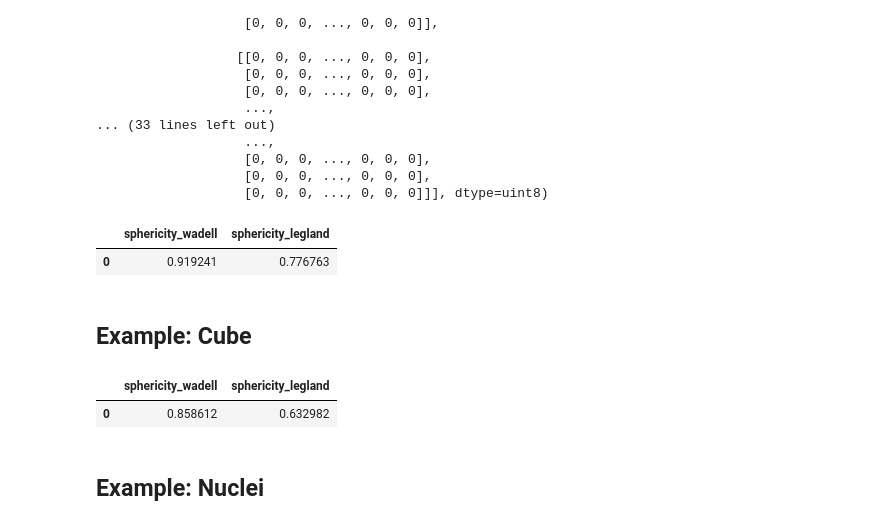
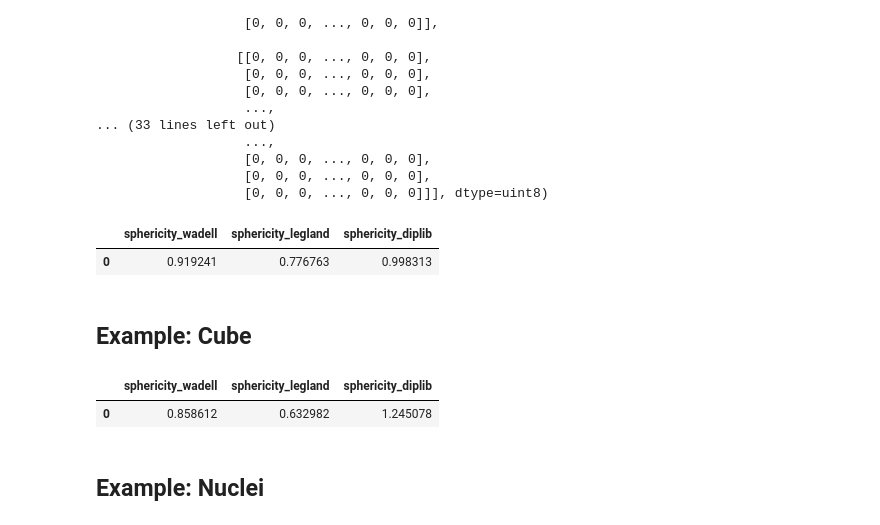
Before and after one commit to haesleinhuepf/spheri, a Jupyter notebook: demo/demo.ipynb, the cells around one changed output. Drawn from its saved outputs; the diff is of its cells as text; code cells hidden in the pictures.

Commit message:
use diplib for sphericity measurement

```diff
--- a/demo/demo.ipynb
+++ b/demo/demo.ipynb
@@ -51,20 +51,20 @@ StackViewNDArray([[[0, 0, 0, ..., 0, 0, 0],
 imsave("sphere.tif", sphere_image)
 # %%
 sphere_stats = soli.measure(sphere_image)
-sphere_stats[["sphericity_wadell", "sphericity_legland"]]
+sphere_stats[["sphericity_wadell", "sphericity_legland", "sphericity_diplib"]]
 # %% [output]
-|  | sphericity_wadell | sphericity_legland |
-| 0 | 0.919241 | 0.776763 |
+|  | sphericity_wadell | sphericity_legland | sphericity_diplib |
+| 0 | 0.919241 | 0.776763 | 0.998313 |
 # %% [markdown]
 ## Example: Cube
 # %%
 cube = np.zeros((10,10,10))
 cube[1:9,1:9,1:9] = 1
 cube_stats = soli.measure(cube)
-cube_stats[["sphericity_wadell", "sphericity_legland"]]
+cube_stats[["sphericity_wadell", "sphericity_legland", "sphericity_diplib"]]
 # %% [output]
-|  | sphericity_wadell | sphericity_legland |
-| 0 | 0.858612 | 0.632982 |
+|  | sphericity_wadell | sphericity_legland | sphericity_diplib |
+| 0 | 0.858612 | 0.632982 | 1.245078 |
 # %% [markdown]
 ## Example: Nuclei
 # %%
```
Also changed, not shown: parts of 1 cell of this notebook, 3 other files.
